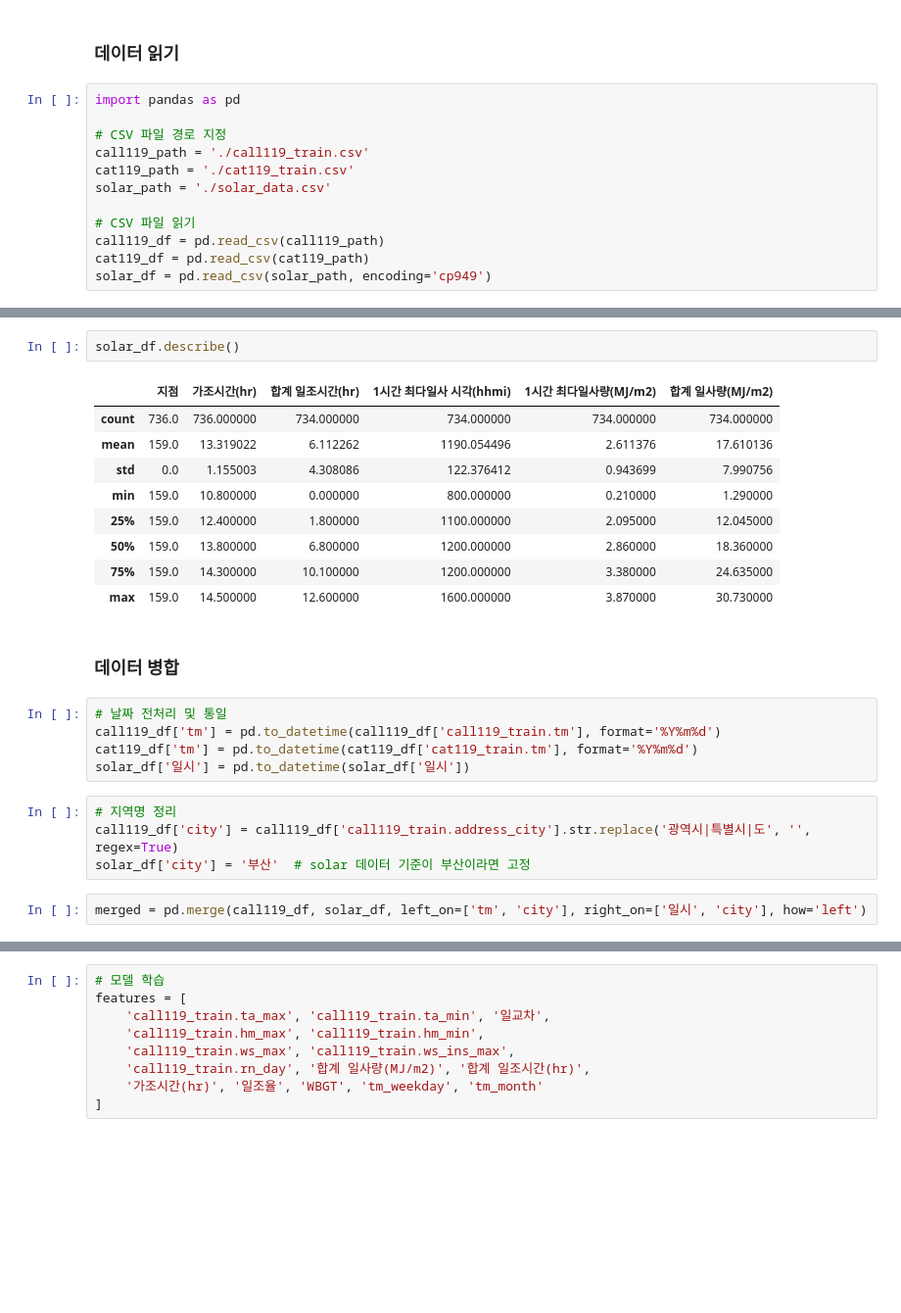
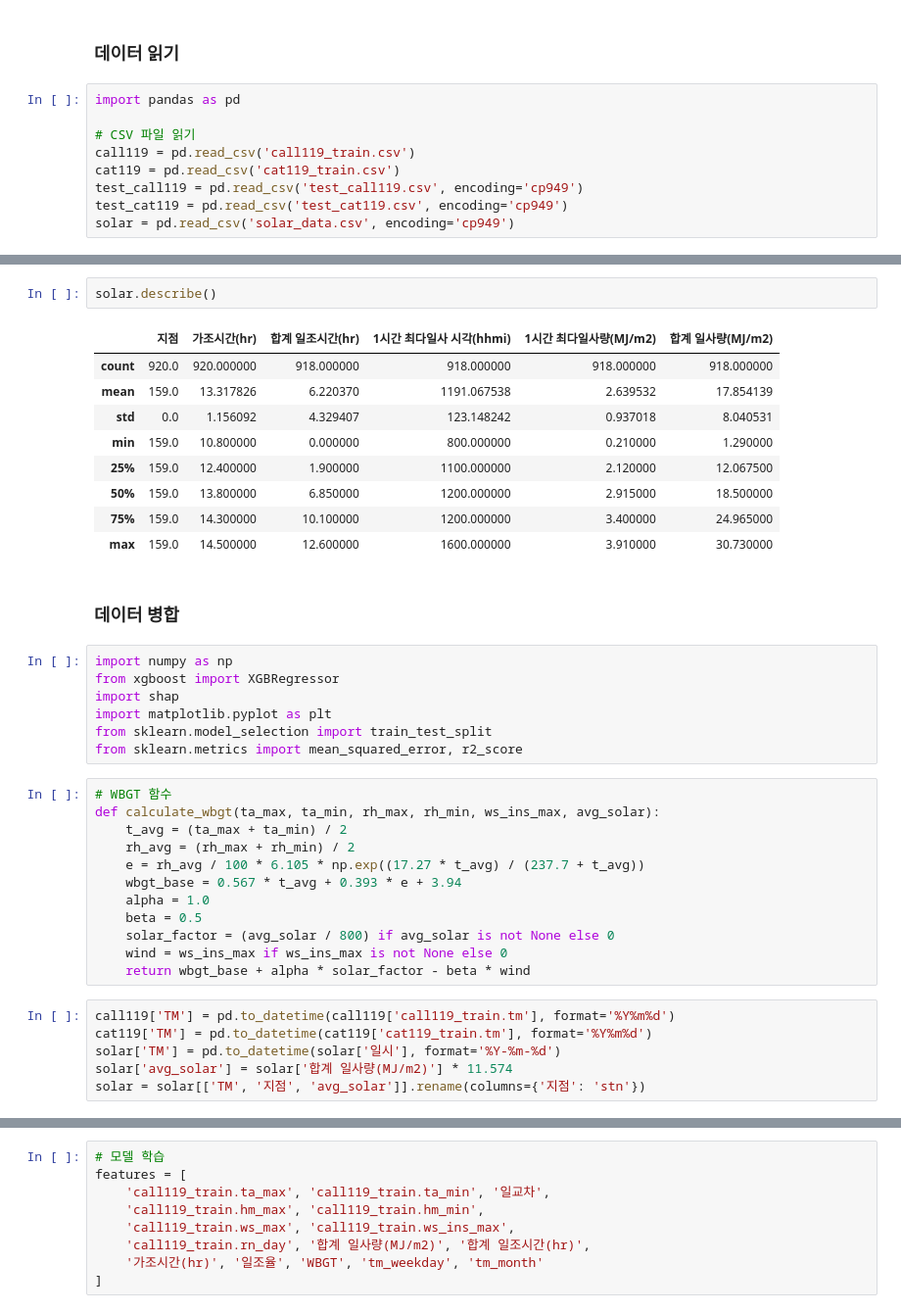
Before and after one commit to MK00098/Weather_Project, a Jupyter notebook: EDA_eungji.ipynb, the cells around one changed output, grey strips where cells are left out. Shown at 98% size. Cells and saved outputs as stored; diff of their text form; blank space fills up the shorter version.

```diff
--- a/EDA_eungji.ipynb
+++ b/EDA_eungji.ipynb
@@ -3,15 +3,12 @@
 # %%
 import pandas as pd
 
-# CSV 파일 경로 지정
-call119_path = './call119_train.csv'
-cat119_path = './cat119_train.csv'
-solar_path = './solar_data.csv'
-
 # CSV 파일 읽기
-call119_df = pd.read_csv(call119_path)
-cat119_df = pd.read_csv(cat119_path)
-solar_df = pd.read_csv(solar_path, encoding='cp949')
+call119 = pd.read_csv('call119_train.csv')
+cat119 = pd.read_csv('cat119_train.csv')
+test_call119 = pd.read_csv('test_call119.csv', encoding='cp949')
+test_cat119 = pd.read_csv('test_cat119.csv', encoding='cp949')
+solar = pd.read_csv('solar_data.csv', encoding='cp949')
 # %%
 # 데이터 확인
 print("call119_train.csv")
@@ -171,27 +168,41 @@ cat119_df.describe()
 | 75% | 46328.500000 | 2.022102e+07 | 941.000000 | 1.000000 |
 | max | 61771.000000 | 2.023103e+07 | 950.000000 | 72.000000 |
 # %%
-solar_df.describe()
+solar.describe()
 # %% [output]
 |  | 지점 | 가조시간(hr) | 합계 일조시간(hr) | 1시간 최다일사 시각(hhmi) | 1시간 최다일사량(MJ/m2) | 합계 일사량(MJ/m2) |
-| count | 736.0 | 736.000000 | 734.000000 | 734.000000 | 734.000000 | 734.000000 |
-| mean | 159.0 | 13.319022 | 6.112262 | 1190.054496 | 2.611376 | 17.610136 |
-| std | 0.0 | 1.155003 | 4.308086 | 122.376412 | 0.943699 | 7.990756 |
+| count | 920.0 | 920.000000 | 918.000000 | 918.000000 | 918.000000 | 918.000000 |
+| mean | 159.0 | 13.317826 | 6.220370 | 1191.067538 | 2.639532 | 17.854139 |
+| std | 0.0 | 1.156092 | 4.329407 | 123.148242 | 0.937018 | 8.040531 |
 | min | 159.0 | 10.800000 | 0.000000 | 800.000000 | 0.210000 | 1.290000 |
-| 25% | 159.0 | 12.400000 | 1.800000 | 1100.000000 | 2.095000 | 12.045000 |
-| 50% | 159.0 | 13.800000 | 6.800000 | 1200.000000 | 2.860000 | 18.360000 |
-| 75% | 159.0 | 14.300000 | 10.100000 | 1200.000000 | 3.380000 | 24.635000 |
-| max | 159.0 | 14.500000 | 12.600000 | 1600.000000 | 3.870000 | 30.730000 |
+| 25% | 159.0 | 12.400000 | 1.900000 | 1100.000000 | 2.120000 | 12.067500 |
+| 50% | 159.0 | 13.800000 | 6.850000 | 1200.000000 | 2.915000 | 18.500000 |
+| 75% | 159.0 | 14.300000 | 10.100000 | 1200.000000 | 3.400000 | 24.965000 |
+| max | 159.0 | 14.500000 | 12.600000 | 1600.000000 | 3.910000 | 30.730000 |
 # %% [markdown]
 ### 데이터 병합
-# %%
-# 날짜 전처리 및 통일
-call119_df['tm'] = pd.to_datetime(call119_df['call119_train.tm'], format='%Y%m%d')
-cat119_df['tm'] = pd.to_datetime(cat119_df['cat119_train.tm'], format='%Y%m%d')
-solar_df['일시'] = pd.to_datetime(solar_df['일시'])
-# %%
-# 지역명 정리
-call119_df['city'] = call119_df['call119_train.address_city'].str.replace('광역시|특별시|도', '', regex=True)
-solar_df['city'] = '부산'  # solar 데이터 기준이 부산이라면 고정
-# %%
-merged = pd.merge(call119_df, solar_df, left_on=['tm', 'city'], right_on=['일시', 'city'], how='left')
+# %%
+import numpy as np
+from xgboost import XGBRegressor
+import shap
+import matplotlib.pyplot as plt
+from sklearn.model_selection import train_test_split
+from sklearn.metrics import mean_squared_error, r2_score
+# %%
+# WBGT 함수
+def calculate_wbgt(ta_max, ta_min, rh_max, rh_min, ws_ins_max, avg_solar):
+    t_avg = (ta_max + ta_min) / 2
+    rh_avg = (rh_max + rh_min) / 2
+    e = rh_avg / 100 * 6.105 * np.exp((17.27 * t_avg) / (237.7 + t_avg))
+    wbgt_base = 0.567 * t_avg + 0.393 * e + 3.94
+    alpha = 1.0
+    beta = 0.5
+    solar_factor = (avg_solar / 800) if avg_solar is not None else 0
+    wind = ws_ins_max if ws_ins_max is not None else 0
+    return wbgt_base + alpha * solar_factor - beta * wind
+# %%
+call119['TM'] = pd.to_datetime(call119['call119_train.tm'], format='%Y%m%d')
+cat119['TM'] = pd.to_datetime(cat119['cat119_train.tm'], format='%Y%m%d')
+solar['TM'] = pd.to_datetime(solar['일시'], format='%Y-%m-%d')
+solar['avg_solar'] = solar['합계 일사량(MJ/m2)'] * 11.574
+solar = solar[['TM', '지점', 'avg_solar']].rename(columns={'지점': 'stn'})
```
Also changed, not shown: parts of 39 cells of this notebook.
